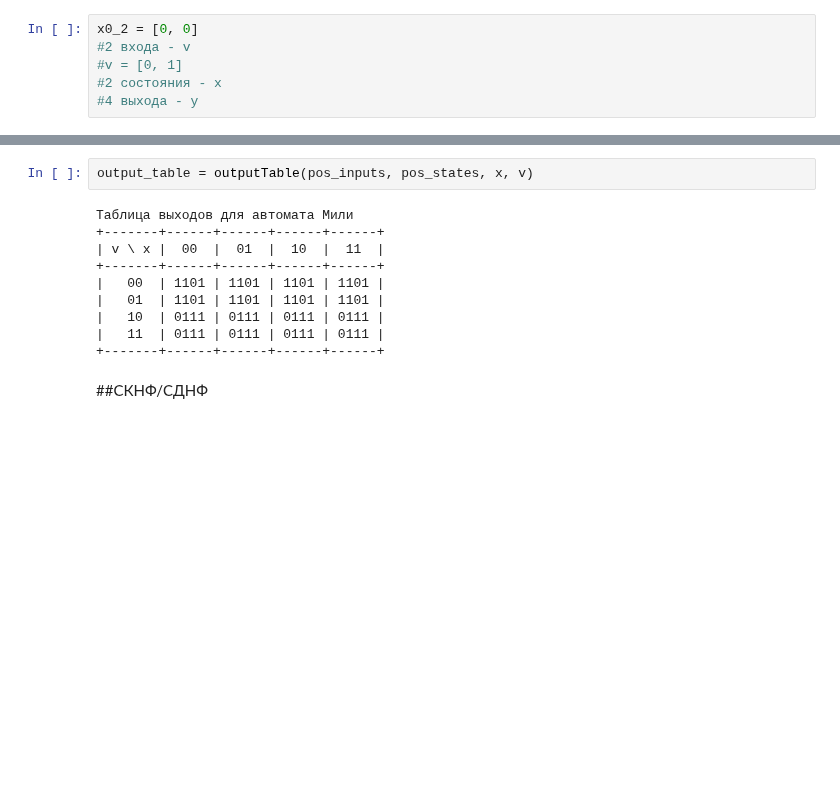
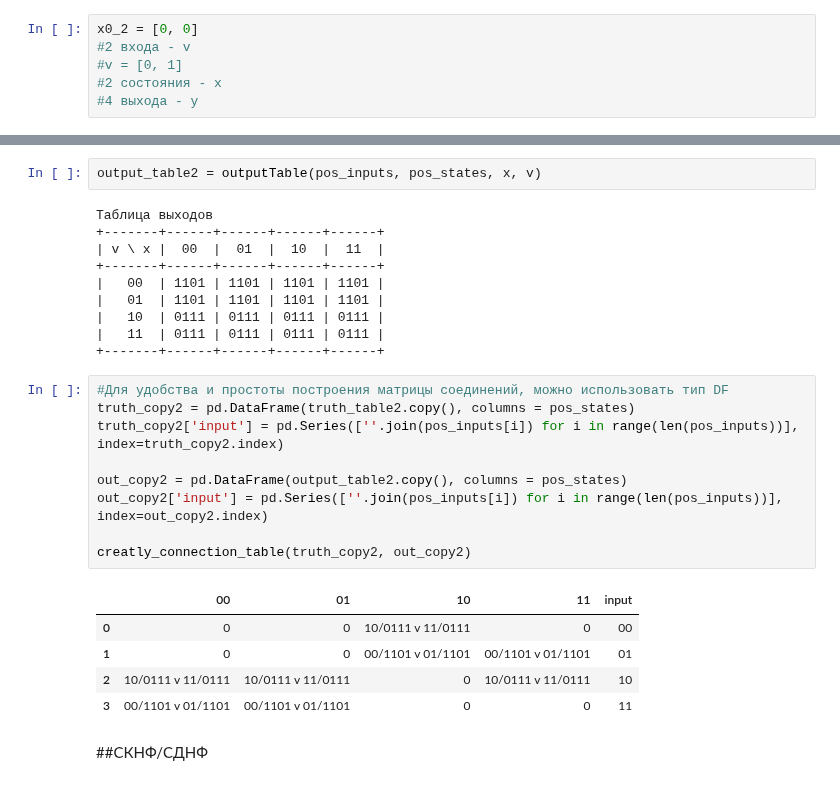
Before and after one commit to Viktory4121/MORD, a Jupyter notebook: КА.ipynb, the cells around one changed output, grey strips where cells are left out. Cells and saved outputs as stored; diff of their text form; blank space fills up the shorter version.

```diff
--- a/КА.ipynb
+++ b/КА.ipynb
@@ -202,9 +236,9 @@ truth_table2 = truthTable(pos_inputs, pos_states, x, v)
 |   11  | 10 | 10 | 00 | 10 |
 +-------+----+----+----+----+
 # %%
-output_table = outputTable(pos_inputs, pos_states, x, v)
+output_table2 = outputTable(pos_inputs, pos_states, x, v)
 # %% [output]
-Таблица выходов для автомата Мили
+Таблица выходов
 +-------+------+------+------+------+
 | v \ x |  00  |  01  |  10  |  11  |
 +-------+------+------+------+------+
@@ -213,5 +247,20 @@ output_table = outputTable(pos_inputs, pos_states, x, v)
 |   10  | 0111 | 0111 | 0111 | 0111 |
 |   11  | 0111 | 0111 | 0111 | 0111 |
 +-------+------+------+------+------+
+# %%
+#Для удобства и простоты построения матрицы соединений, можно использовать тип DF
+truth_copy2 = pd.DataFrame(truth_table2.copy(), columns = pos_states)
+truth_copy2['input'] = pd.Series([''.join(pos_inputs[i]) for i in range(len(pos_inputs))], index=truth_copy2.index)
+
+out_copy2 = pd.DataFrame(output_table2.copy(), columns = pos_states)
+out_copy2['input'] = pd.Series([''.join(pos_inputs[i]) for i in range(len(pos_inputs))], index=out_copy2.index)
+
+creatly_connection_table(truth_copy2, out_copy2)
+# %% [output]
+|  | 00 | 01 | 10 | 11 | input |
+| 0 | 0 | 0 | 10/0111 v 11/0111 | 0 | 00 |
+| 1 | 0 | 0 | 00/1101 v 01/1101 | 00/1101 v 01/1101 | 01 |
+| 2 | 10/0111 v 11/0111 | 10/0111 v 11/0111 | 0 | 10/0111 v 11/0111 | 10 |
+| 3 | 00/1101 v 01/1101 | 00/1101 v 01/1101 | 0 | 0 | 11 |
 # %% [markdown]
 ##СКНФ/СДНФ
```
Also changed, not shown: parts of 8 cells of this notebook.
